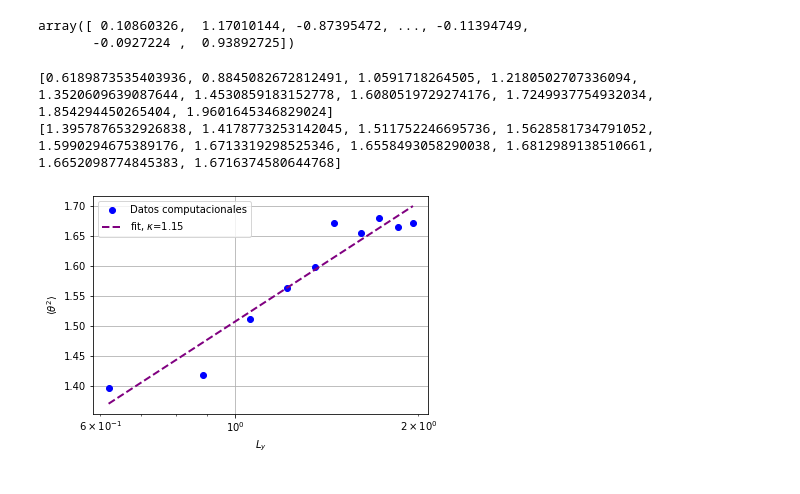
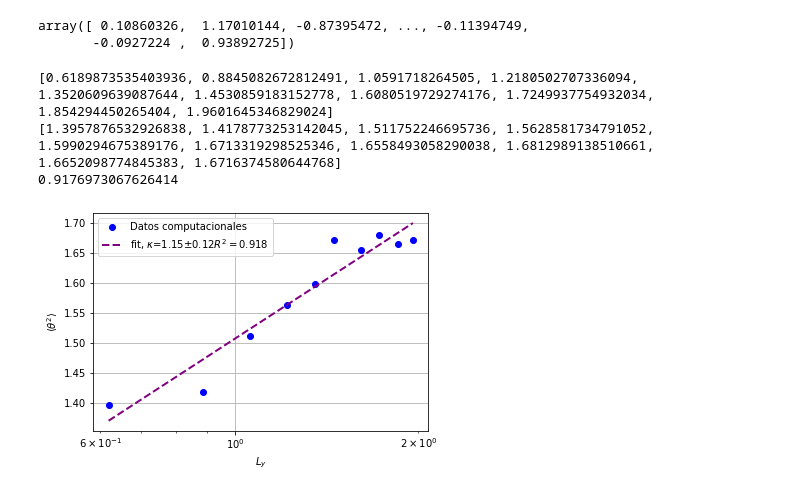
Before and after one commit to CamiloFajardo2021/Statistical_mechanics-project, a Jupyter notebook: angle.ipynb, the cells around one changed output. Drawn from its saved outputs; the diff is of its cells as text; code cells hidden in the pictures.

```diff
--- a/angle.ipynb
+++ b/angle.ipynb
@@ -257,28 +257,37 @@ array([ 0.10860326,  1.17010144, -0.87395472, ..., -0.11394749,
 # %%
 print (LY2)
 print (THETA2)
 
 def theta_Ly (x, a, k):
     return a + (k*np.log(x))/4
 
 
 
 popt1, pcov1 = curve_fit(theta_Ly, LY2, THETA2)
 
+delta_k = np.sqrt(pcov1[1, 1])
+residuals = THETA2- theta_Ly(LY2, *popt1)
+ss_res = np.sum(residuals**2)
+ss_tot = np.sum((THETA2-np.mean(THETA2))**2)
+r_squared = 1 - (ss_res / ss_tot)
+
+print(r_squared)
+
 
 plt.plot(LY2, THETA2, 'o',label="Datos computacionales", color="blue", markersize=6)
-plt.plot(LY2, theta_Ly(LY2, *popt1), "--", label=r"fit, $\kappa$" + f"={popt1[1]:.2f}", \
-         linewidth=2, color="purple")
+plt.plot(LY2, theta_Ly(LY2, *popt1), "--", label=r"fit, $\kappa$" + f"={popt1[1]:.2f}" \
+         + r"$\pm$" + f"{delta_k:.2f}" + r"$R^2 = $" + f"{r_squared:.3f}", linewidth=2, color="purple")
 plt.xlabel(r'$L_y$')
 plt.ylabel(r'$\langle \theta^2 \rangle$')
 plt.xscale('log')
 plt.legend()
 plt.grid()
 plt.show()
 # %% [output]
 [0.6189873535403936, 0.8845082672812491, 1.0591718264505, 1.2180502707336094, 1.3520609639087644, 1.4530859183152778, 1.6080519729274176, 1.7249937754932034, 1.854294450265404, 1.9601645346829024]
 [1.3957876532926838, 1.4178773253142045, 1.511752246695736, 1.5628581734791052, 1.5990294675389176, 1.6713319298525346, 1.6558493058290038, 1.6812989138510661, 1.6652098774845383, 1.6716374580644768]
+0.9176973067626414
-[figure, old version]
+[figure, new version]
 # %%
 delta = 0.01
 XX = [0, 1, 1+delta, 2, 2+delta, 3, 3+delta, 4, 4+delta, 5]
```
Also changed, not shown: parts of 1 cell of this notebook.
